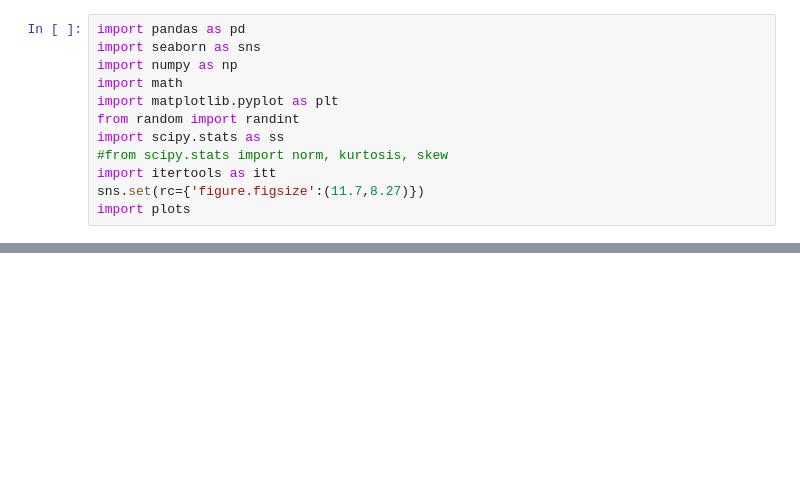
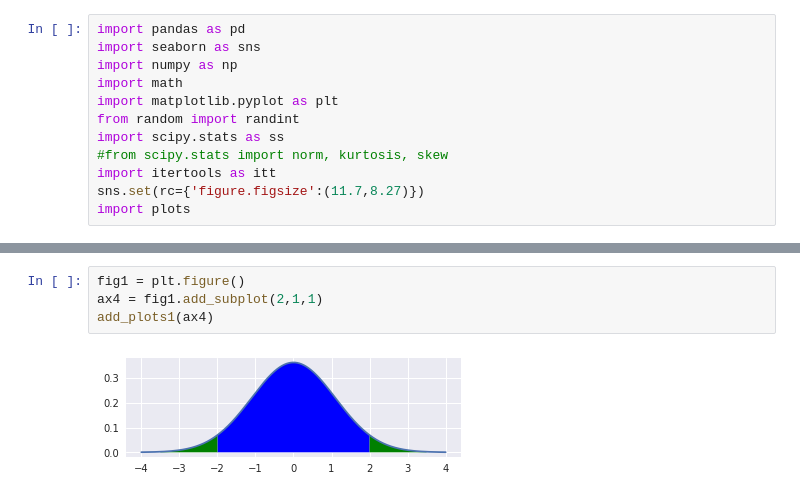
Before and after one commit to ateet101/tutorials, a Jupyter notebook: Statistics 101/Untitled.ipynb, the cells around one changed output, grey strips where cells are left out. Drawn from its saved outputs; the diff is of its cells as text; blank space fills up the shorter version.

```diff
--- a/Statistics 101/Untitled.ipynb
+++ b/Statistics 101/Untitled.ipynb
@@ -22,0 +56,6 @@ AttributeError: 'Plots' object has no attribute 'test'
+# %%
+fig1 = plt.figure()
+ax4 = fig1.add_subplot(2,1,1)
+add_plots1(ax4)
+# %% [output]
+[figure, added]
```
Also changed, not shown: parts of 11 cells of this notebook, 2 other files.
